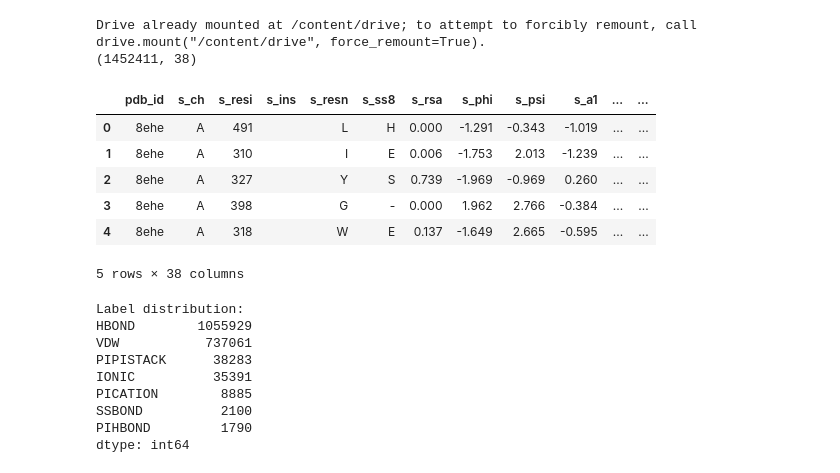
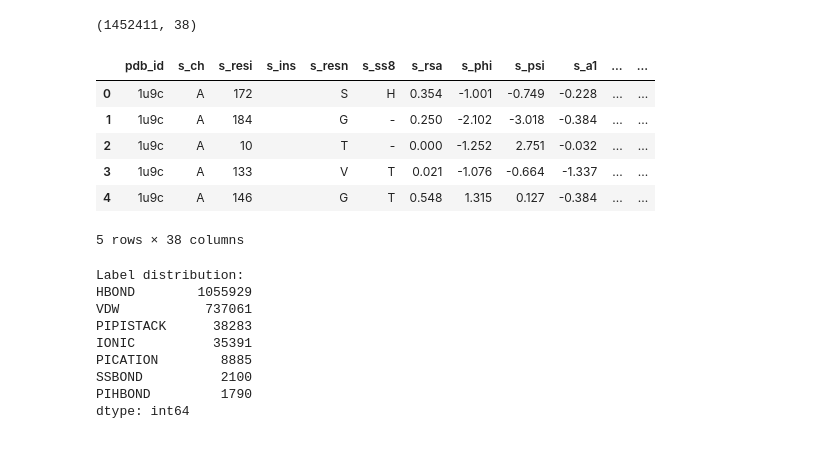
Before and after one commit to miriamzara/SB_Project, a Jupyter notebook: 7B_metrics.ipynb, the cells around one changed output. Saved outputs shown, nothing was run; the diff lists cells and outputs as text; code cells hidden in the pictures.

Commit message:
test metrics table

```diff
--- a/7B_metrics.ipynb
+++ b/7B_metrics.ipynb
@@ -1,28 +1,27 @@
 # %%
 import os
 import pandas as pd
 import numpy as np
 import matplotlib.pyplot as plt
 import xgboost as xgb
 from sklearn.multioutput import MultiOutputClassifier
 from sklearn.metrics import classification_report, f1_score, precision_score
 from sklearn.impute import SimpleImputer
 
-from google.colab import drive
-drive.mount('/content/drive')
+#from google.colab import drive
+#drive.mount('/content/drive')
 
 df = pd.read_parquet('classification_ring/data/processed/data_ml.parquet')
 print(df.shape)
 df.head()
 # %% [output]
-Drive already mounted at /content/drive; to attempt to forcibly remount, call drive.mount("/content/drive", force_remount=True).
 (1452411, 38)
 |  | pdb_id | s_ch | s_resi | s_ins | s_resn | s_ss8 | s_rsa | s_phi | s_psi | s_a1 | ... | ... |
-| 0 | 8ehe | A | 491 |  | L | H | 0.000 | -1.291 | -0.343 | -1.019 | ... | ... |
-| 1 | 8ehe | A | 310 |  | I | E | 0.006 | -1.753 | 2.013 | -1.239 | ... | ... |
-| 2 | 8ehe | A | 327 |  | Y | S | 0.739 | -1.969 | -0.969 | 0.260 | ... | ... |
-| 3 | 8ehe | A | 398 |  | G | - | 0.000 | 1.962 | 2.766 | -0.384 | ... | ... |
-| 4 | 8ehe | A | 318 |  | W | E | 0.137 | -1.649 | 2.665 | -0.595 | ... | ... |
+| 0 | 1u9c | A | 172 |  | S | H | 0.354 | -1.001 | -0.749 | -0.228 | ... | ... |
+| 1 | 1u9c | A | 184 |  | G | - | 0.250 | -2.102 | -3.018 | -0.384 | ... | ... |
+| 2 | 1u9c | A | 10 |  | T | - | 0.000 | -1.252 | 2.751 | -0.032 | ... | ... |
+| 3 | 1u9c | A | 133 |  | V | T | 0.021 | -1.076 | -0.664 | -1.337 | ... | ... |
+| 4 | 1u9c | A | 146 |  | G | T | 0.548 | 1.315 | 0.127 | -0.384 | ... | ... |
 5 rows × 38 columns
 # %%
 pair_cols = [
```
Also changed, not shown: parts of 15 cells of this notebook, 3 other files.
